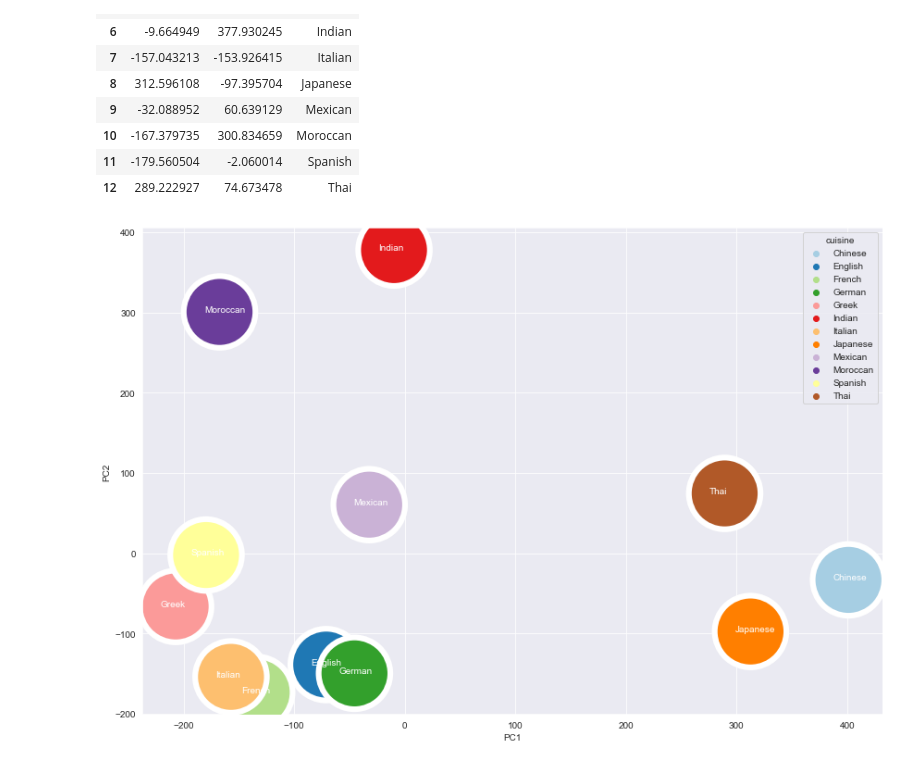
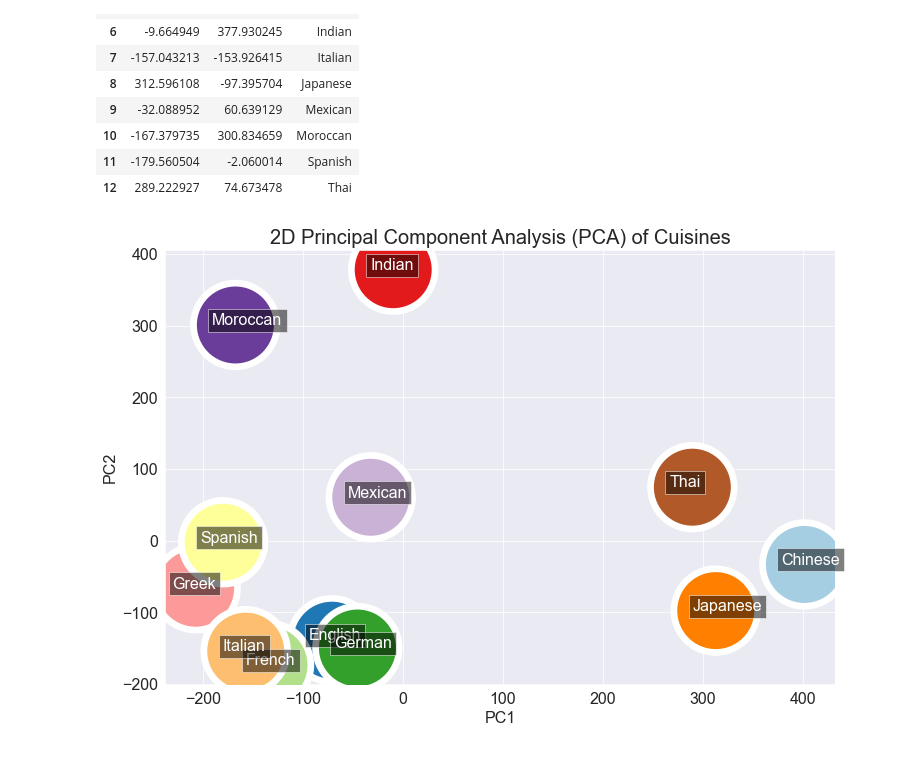
Before and after one commit to c-abbott/cuisine-prediction, a Jupyter notebook: pca_umap.ipynb, the cells around one changed output. Cells and saved outputs as stored; diff of their text form; code cells hidden in the pictures.

```diff
--- a/pca_umap.ipynb
+++ b/pca_umap.ipynb
@@ -100,24 +100,25 @@ pc_scores_df
 # %%
 sns.set_style('darkgrid')
 fig = plt.gcf()
 fig.set_size_inches(12, 8)
+title = "2D Principal Component Analysis (PCA) of Cuisines"
 sns.scatterplot(data=pc_scores_df,
                 x='PC1', y='PC2',
                 hue="cuisine",
-                s=6000,
+                s=7000,
+                legend=False,
                 palette=sns.color_palette('Paired')
-                )
+                ).set_title(title, fontdict={'fontsize':20})
 for i in range(1,pc_scores_df.shape[0]+1):
-    plt.text(x=pc_scores_df.PC1[i]-14,
+    plt.text(x=pc_scores_df.PC1[i]-22.5,
              y=pc_scores_df.PC2[i],
              s=pc_scores_df.cuisine[i],
-             fontdict=dict(color='white',size=10)
-            )
-# plt.legend(bbox_to_anchor=(1.01, 1),
-#            borderaxespad=0,
-#            fontsize=12.4
-#           )
-plt.tight_layout()
+             fontdict=dict(color='white',size=16),
+             bbox=dict(facecolor='black', alpha=0.5))
+plt.xticks(fontsize=16)
+plt.yticks(fontsize=16)
+plt.ylabel('PC2', fontsize=16)
+plt.xlabel('PC1', fontsize=16)
 plt.show()
 # %% [output]
-[figure, old version]
+[figure, new version]
```
Also changed, not shown: 1 other file.
